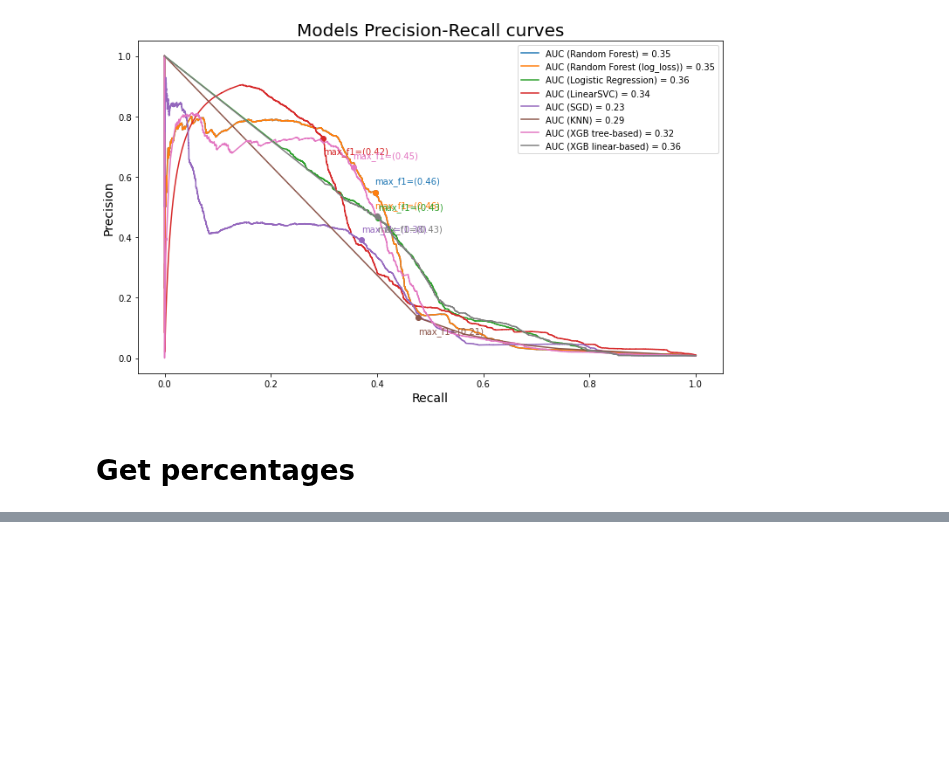
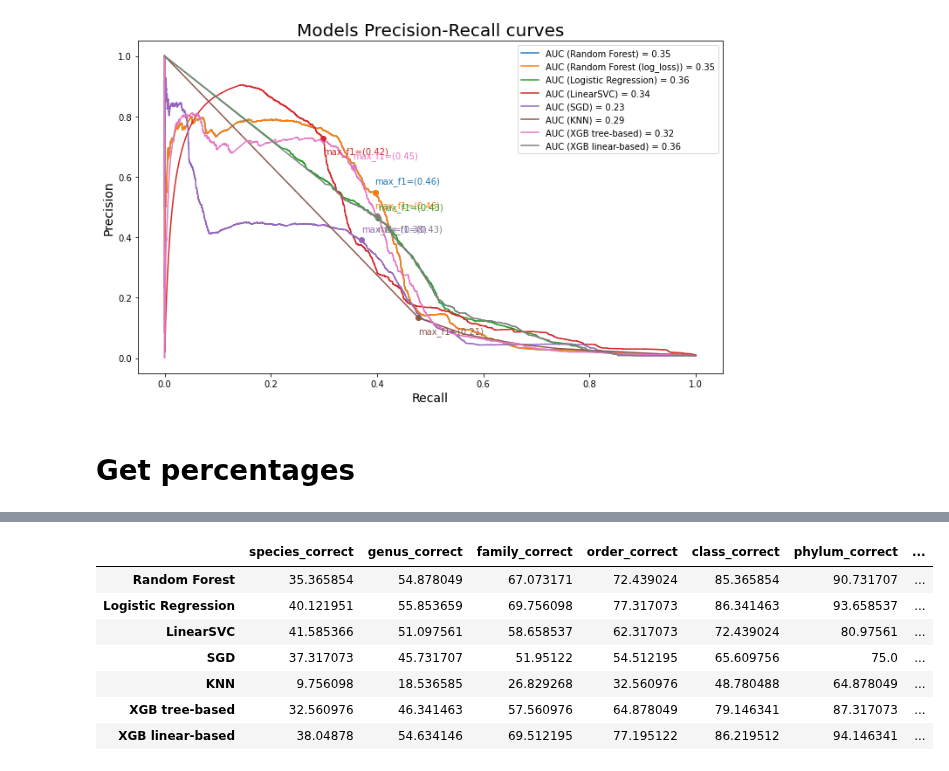
Before and after one commit to mikrzol/ML_bacteriophage_host_predicting, a Jupyter notebook: models_comparison.ipynb, the cells around one changed output, grey strips where cells are left out. Saved outputs shown, nothing was run; the diff lists cells and outputs as text; code cells hidden in the pictures; blank space fills up the shorter version.

```diff
--- a/models_comparison.ipynb
+++ b/models_comparison.ipynb
@@ -464,6 +478,17 @@ percentages_df
 | KNN | 13.311834 | 21.023322 | 34.965174 | 41.393354 | 61.440896 | 74.140998 | ... |
 | XGB tree-based | 38.556851 | 49.927114 | 58.163265 | 63.629738 | 83.163265 | 89.504373 | ... |
 | XGB linear-based | 56.712784 | 67.482014 | 96.092972 | 97.244051 | 98.461538 | 99.36912 | ... |
+# %%
+percentages_sampled_df
+# %% [output]
+|  | species_correct | genus_correct | family_correct | order_correct | class_correct | phylum_correct | ... |
+| Random Forest | 35.365854 | 54.878049 | 67.073171 | 72.439024 | 85.365854 | 90.731707 | ... |
+| Logistic Regression | 40.121951 | 55.853659 | 69.756098 | 77.317073 | 86.341463 | 93.658537 | ... |
+| LinearSVC | 41.585366 | 51.097561 | 58.658537 | 62.317073 | 72.439024 | 80.97561 | ... |
+| SGD | 37.317073 | 45.731707 | 51.95122 | 54.512195 | 65.609756 | 75.0 | ... |
+| KNN | 9.756098 | 18.536585 | 26.829268 | 32.560976 | 48.780488 | 64.878049 | ... |
+| XGB tree-based | 32.560976 | 46.341463 | 57.560976 | 64.878049 | 79.146341 | 87.317073 | ... |
+| XGB linear-based | 38.04878 | 54.634146 | 69.512195 | 77.195122 | 86.219512 | 94.146341 | ... |
 # %%
 plt.bar(percentages_df.index, percentages_df['species_correct'])
 plt.ylabel(ylabel='Percentage of correctly predicted interactions among \npredictions with highest probabilities')
```
Also changed, not shown: parts of 6 cells of this notebook.
